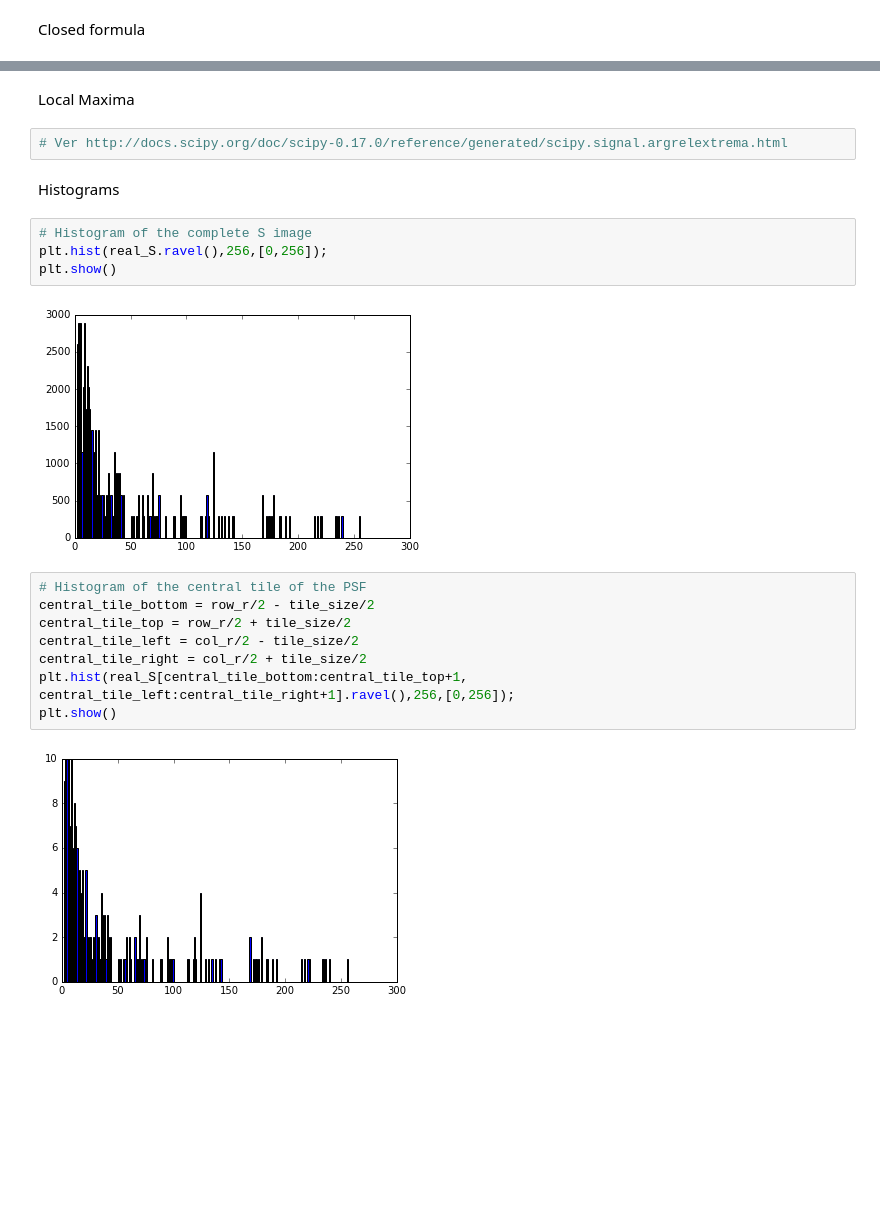
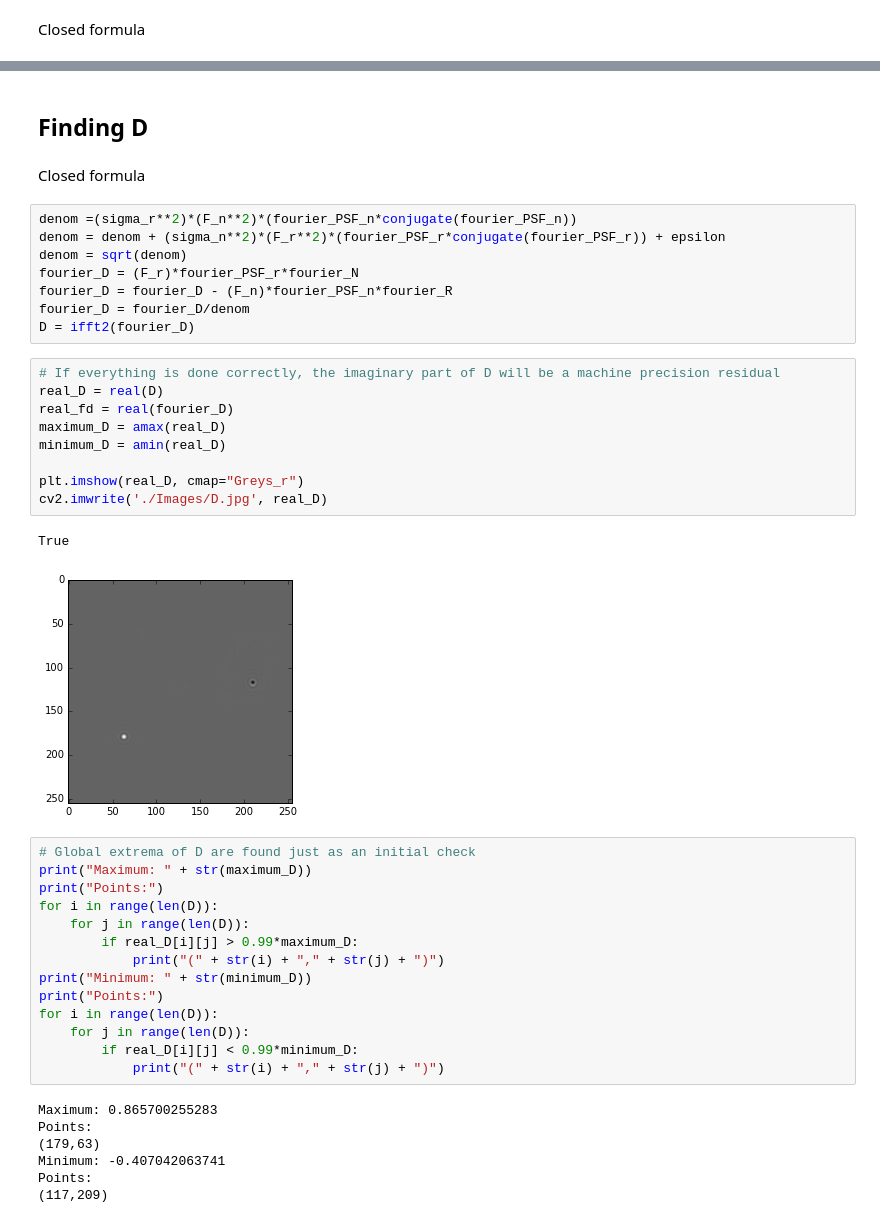
Before and after one commit to sercharpak/MonitoriaInvestigacion201610, a Jupyter notebook: CompleteS.ipynb, the cells around one changed output, grey strips where cells are left out. Cells and saved outputs as stored; diff of their text form; blank space fills up the shorter version.

```diff
--- a/CompleteS.ipynb
+++ b/CompleteS.ipynb
@@ -176,22 +175,45 @@ Points:
-# %% [markdown]
-Local Maxima
-# %%
-# Ver http://docs.scipy.org/doc/scipy-0.17.0/reference/generated/scipy.signal.argrelextrema.html
-# %% [markdown]
-Histograms
-# %%
-# Histogram of the complete S image
-plt.hist(real_S.ravel(),256,[0,256]);
-plt.show()
-# %% [output]
-[figure, removed]
-# %%
-# Histogram of the central tile of the PSF
-central_tile_bottom = row_r/2 - tile_size/2
-central_tile_top = row_r/2 + tile_size/2
-central_tile_left = col_r/2 - tile_size/2
-central_tile_right = col_r/2 + tile_size/2
-plt.hist(real_S[central_tile_bottom:central_tile_top+1, central_tile_left:central_tile_right+1].ravel(),256,[0,256]);
-plt.show()
-# %% [output]
-[figure, removed]
+# %% [markdown]
+<h2>Finding D</h2>
+# %% [markdown]
+Closed formula
+# %%
+denom =(sigma_r**2)*(F_n**2)*(fourier_PSF_n*conjugate(fourier_PSF_n))
+denom = denom + (sigma_n**2)*(F_r**2)*(fourier_PSF_r*conjugate(fourier_PSF_r)) + epsilon
+denom = sqrt(denom)
+fourier_D = (F_r)*fourier_PSF_r*fourier_N
+fourier_D = fourier_D - (F_n)*fourier_PSF_n*fourier_R
+fourier_D = fourier_D/denom
+D = ifft2(fourier_D)
+# %%
+# If everything is done correctly, the imaginary part of D will be a machine precision residual
+real_D = real(D)
+real_fd = real(fourier_D)
+maximum_D = amax(real_D)
+minimum_D = amin(real_D)
+
+plt.imshow(real_D, cmap="Greys_r")
+cv2.imwrite('./Images/D.jpg', real_D)
+# %% [output]
+True
+[figure, added]
+# %%
+# Global extrema of D are found just as an initial check
+print("Maximum: " + str(maximum_D))
+print("Points:")
+for i in range(len(D)):
+    for j in range(len(D)):
+        if real_D[i][j] > 0.99*maximum_D:
+            print("(" + str(i) + "," + str(j) + ")")
+print("Minimum: " + str(minimum_D))
+print("Points:")
+for i in range(len(D)):
+    for j in range(len(D)):
+        if real_D[i][j] < 0.99*minimum_D:
+            print("(" + str(i) + "," + str(j) + ")")
+# %% [output]
+Maximum: 0.865700255283
+Points:
+(179,63)
+Minimum: -0.407042063741
+Points:
+(117,209)
```
Also changed, not shown: parts of 13 cells of this notebook, 17 other files.
